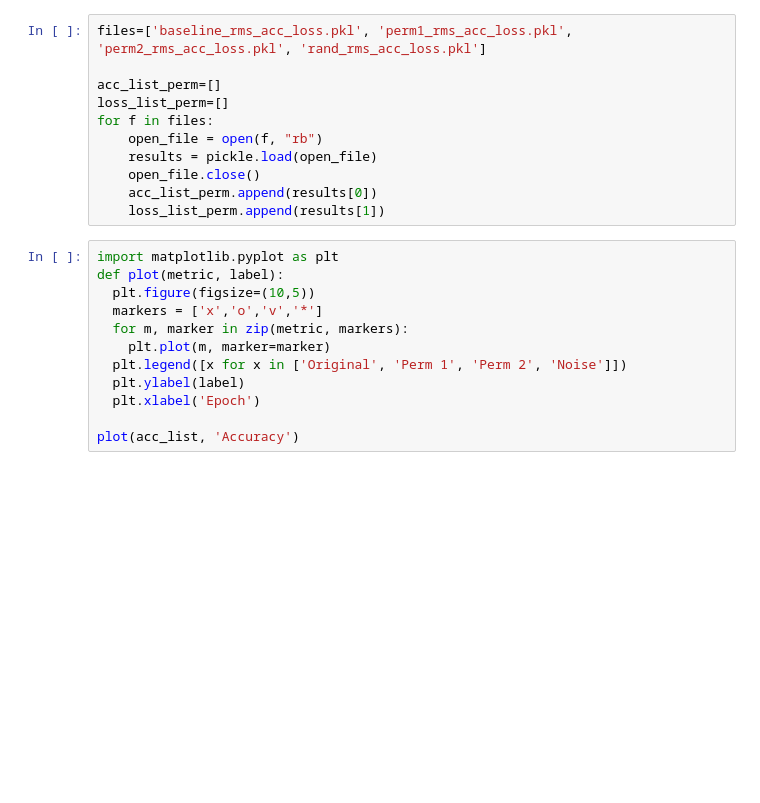
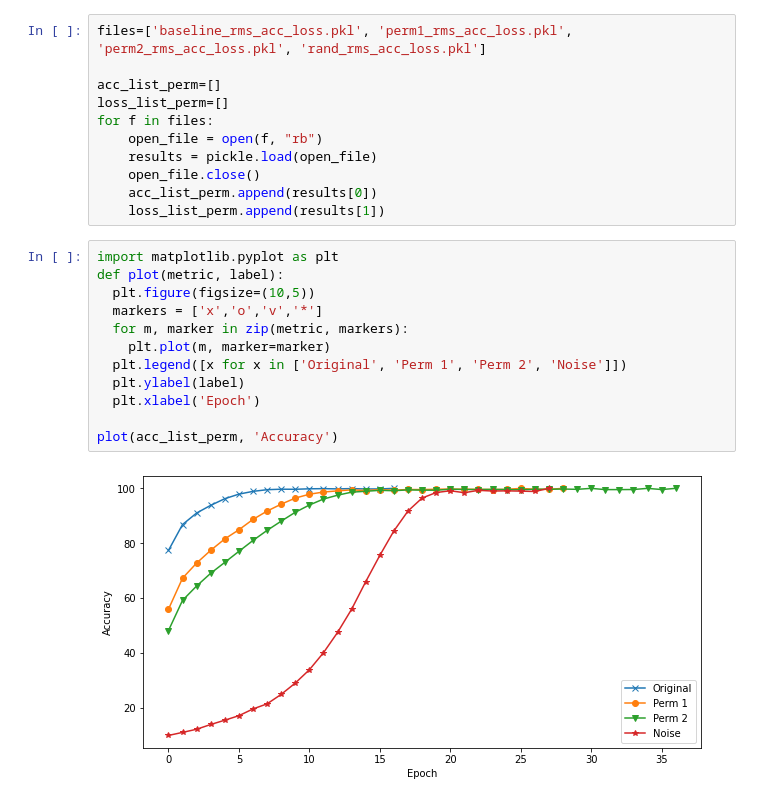
Before and after one commit to hhildaa/EPFL-OPTML-project, a Jupyter notebook: RMSprop.ipynb, the cells around one changed output. Cells and saved outputs as stored; diff of their text form; blank space fills up the shorter version.

```diff
--- a/RMSprop.ipynb
+++ b/RMSprop.ipynb
@@ -348,13 +365,15 @@ for f in files:
 # %%
 import matplotlib.pyplot as plt
 def plot(metric, label):
   plt.figure(figsize=(10,5))
   markers = ['x','o','v','*']
   for m, marker in zip(metric, markers):
     plt.plot(m, marker=marker)
   plt.legend([x for x in ['Original', 'Perm 1', 'Perm 2', 'Noise']])
   plt.ylabel(label)
   plt.xlabel('Epoch')
 
-plot(acc_list, 'Accuracy')
+plot(acc_list_perm, 'Accuracy')
+# %% [output]
+[figure, added]
 # %%
```
Also changed, not shown: parts of 11 cells of this notebook.
